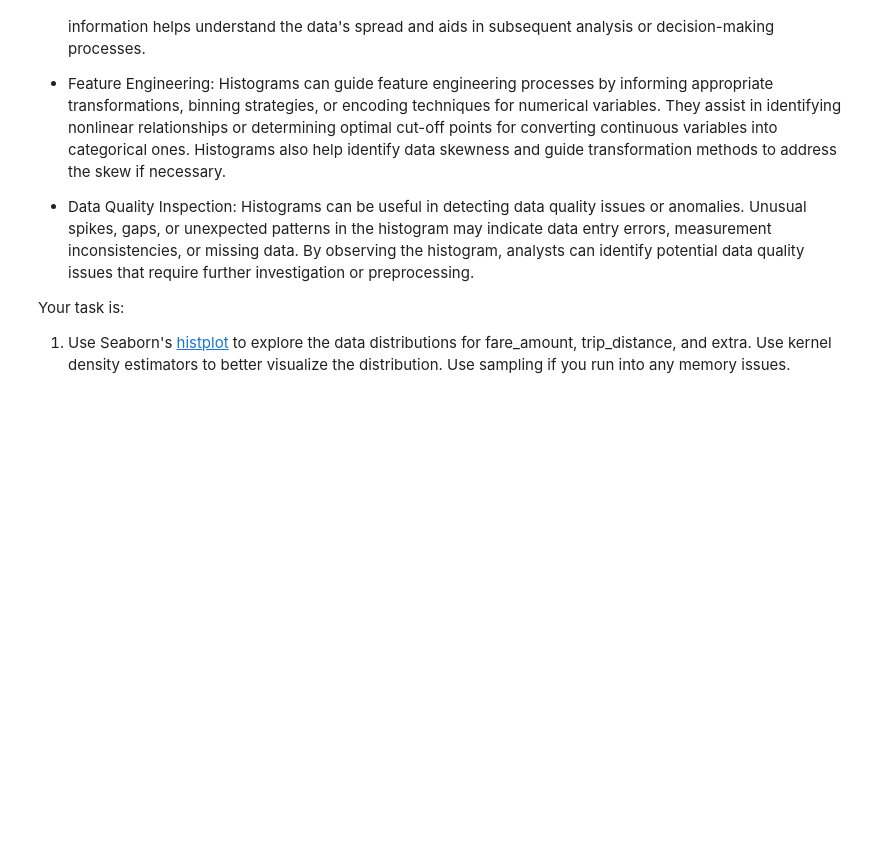
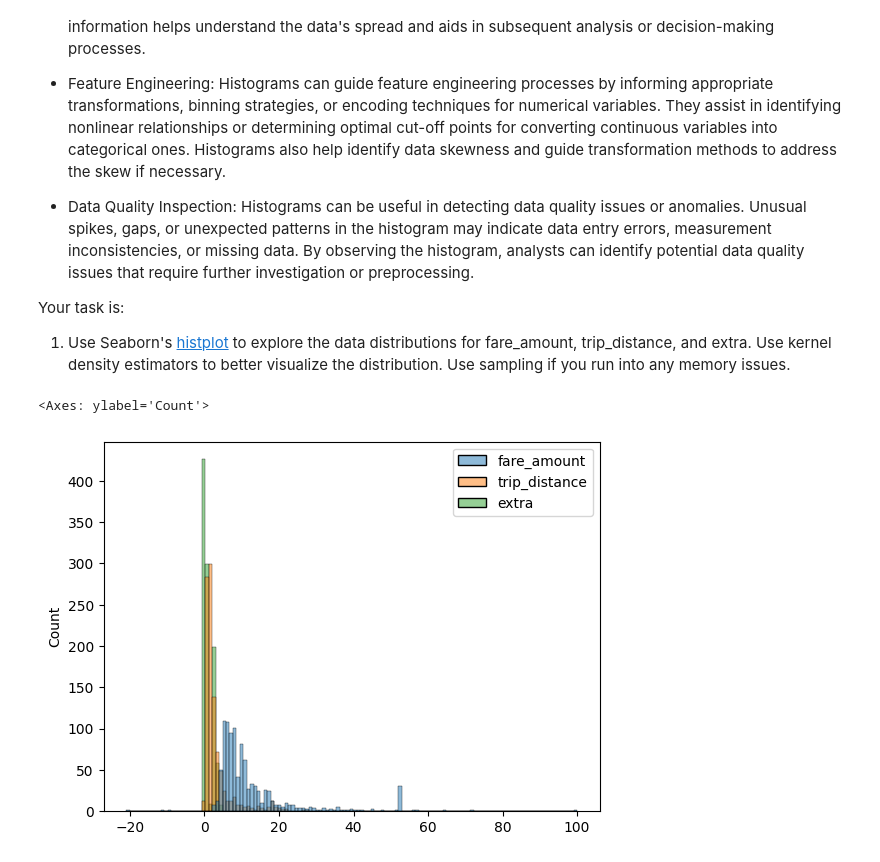
Before and after one commit to jerry-phillips/SpringBoard, a Jupyter notebook: Student_MLE_MiniProject_EDA.ipynb, the cells around one changed output. Drawn from its saved outputs; the diff is of its cells as text; code cells hidden in the pictures; blank space fills up the shorter version.

```diff
--- a/Student_MLE_MiniProject_EDA.ipynb
+++ b/Student_MLE_MiniProject_EDA.ipynb
@@ -229,3 +264,8 @@ Your task is:
   1. Use Seaborn's [histplot](https://seaborn.pydata.org/generated/seaborn.histplot.html) to explore the data distributions for fare_amount, trip_distance, and extra. Use kernel density estimators to better visualize the distribution. Use sampling if you run into any memory issues.
 # %%
 # Explore data distributions for 'fare_amount', 'trip_distance' and 'extra' using Seaborn's histplot. Sample the data if you run into memory issues.
+sample = taxi_data_df[['fare_amount', 'trip_distance','extra']].sample(n=1000)
+sns.histplot(sample)
+# %% [output]
+<Axes: ylabel='Count'>
+[figure, added]
```
Also changed, not shown: parts of 3 cells of this notebook.
